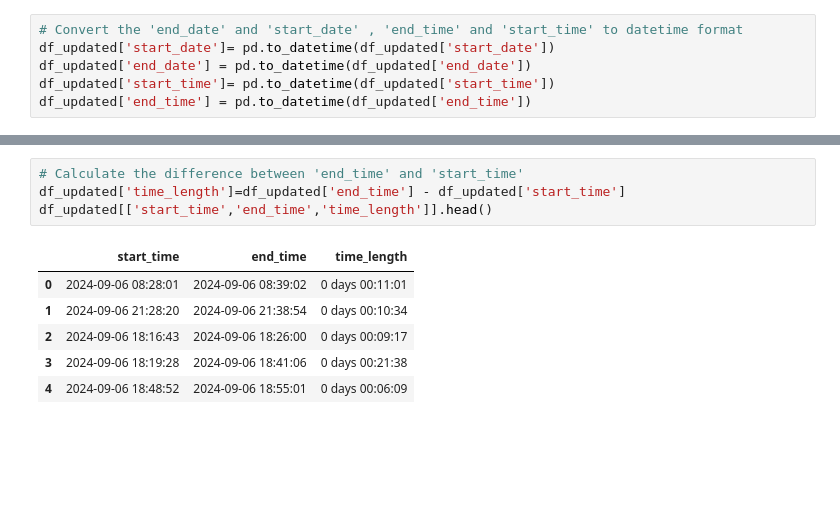
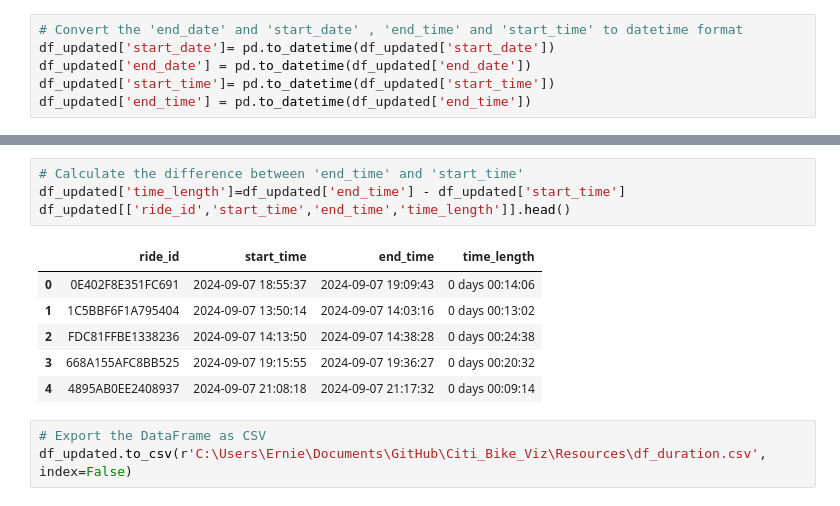
Before and after one commit to Ernawaty2024/Citi_Bike_Viz, a Jupyter notebook: Aggregated_data.ipynb, the cells around one changed output, grey strips where cells are left out. Saved outputs shown, nothing was run; the diff lists cells and outputs as text; blank space fills up the shorter version.

```diff
--- a/Aggregated_data.ipynb
+++ b/Aggregated_data.ipynb
@@ -131,11 +126,14 @@ df_above_zero
 # %%
 # Calculate the difference between 'end_time' and 'start_time'
 df_updated['time_length']=df_updated['end_time'] - df_updated['start_time']
-df_updated[['start_time','end_time','time_length']].head()
+df_updated[['ride_id','start_time','end_time','time_length']].head()
 # %% [output]
-|  | start_time | end_time | time_length |
-| 0 | 2024-09-06 08:28:01 | 2024-09-06 08:39:02 | 0 days 00:11:01 |
-| 1 | 2024-09-06 21:28:20 | 2024-09-06 21:38:54 | 0 days 00:10:34 |
-| 2 | 2024-09-06 18:16:43 | 2024-09-06 18:26:00 | 0 days 00:09:17 |
-| 3 | 2024-09-06 18:19:28 | 2024-09-06 18:41:06 | 0 days 00:21:38 |
-| 4 | 2024-09-06 18:48:52 | 2024-09-06 18:55:01 | 0 days 00:06:09 |
+|  | ride_id | start_time | end_time | time_length |
+| 0 | 0E402F8E351FC691 | 2024-09-07 18:55:37 | 2024-09-07 19:09:43 | 0 days 00:14:06 |
+| 1 | 1C5BBF6F1A795404 | 2024-09-07 13:50:14 | 2024-09-07 14:03:16 | 0 days 00:13:02 |
+| 2 | FDC81FFBE1338236 | 2024-09-07 14:13:50 | 2024-09-07 14:38:28 | 0 days 00:24:38 |
+| 3 | 668A155AFC8BB525 | 2024-09-07 19:15:55 | 2024-09-07 19:36:27 | 0 days 00:20:32 |
+| 4 | 4895AB0EE2408937 | 2024-09-07 21:08:18 | 2024-09-07 21:17:32 | 0 days 00:09:14 |
+# %%
+# Export the DataFrame as CSV
+df_updated.to_csv(r'C:\Users\Ernie\Documents\GitHub\Citi_Bike_Viz\Resources\df_duration.csv', index=False)
```
Also changed, not shown: parts of 6 cells of this notebook, 5 other files.
